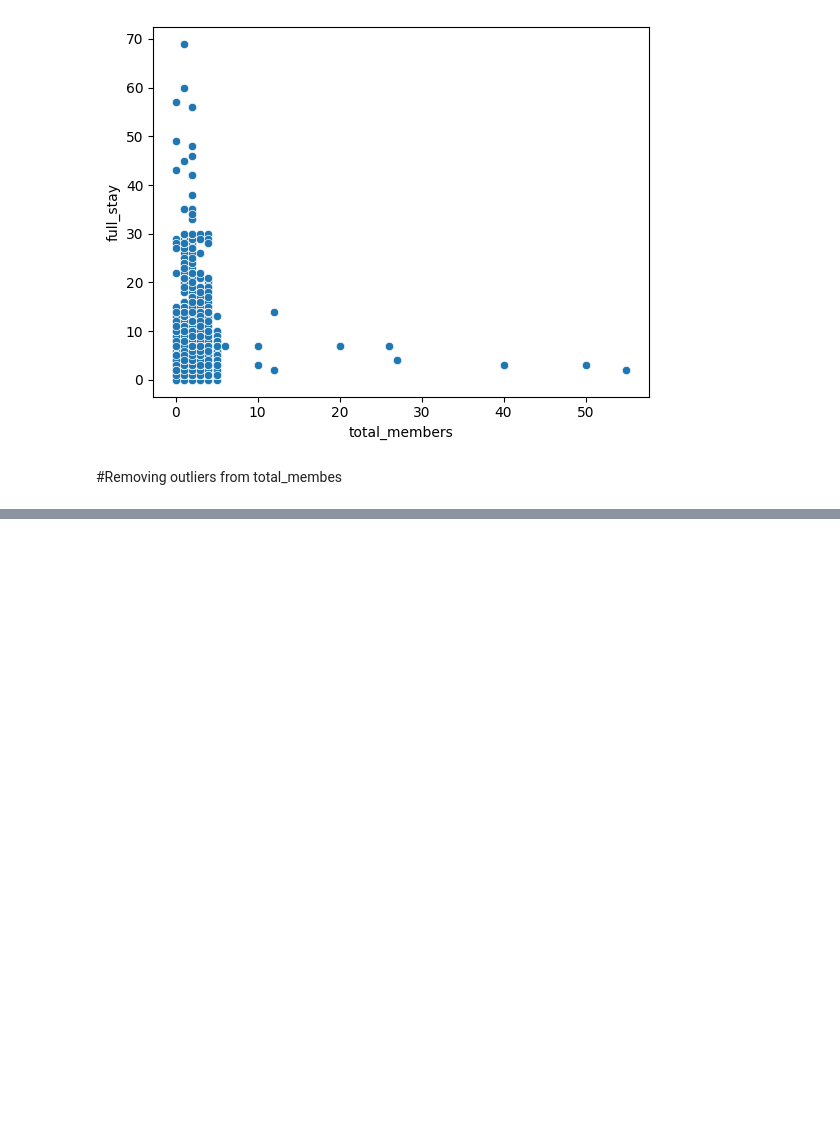
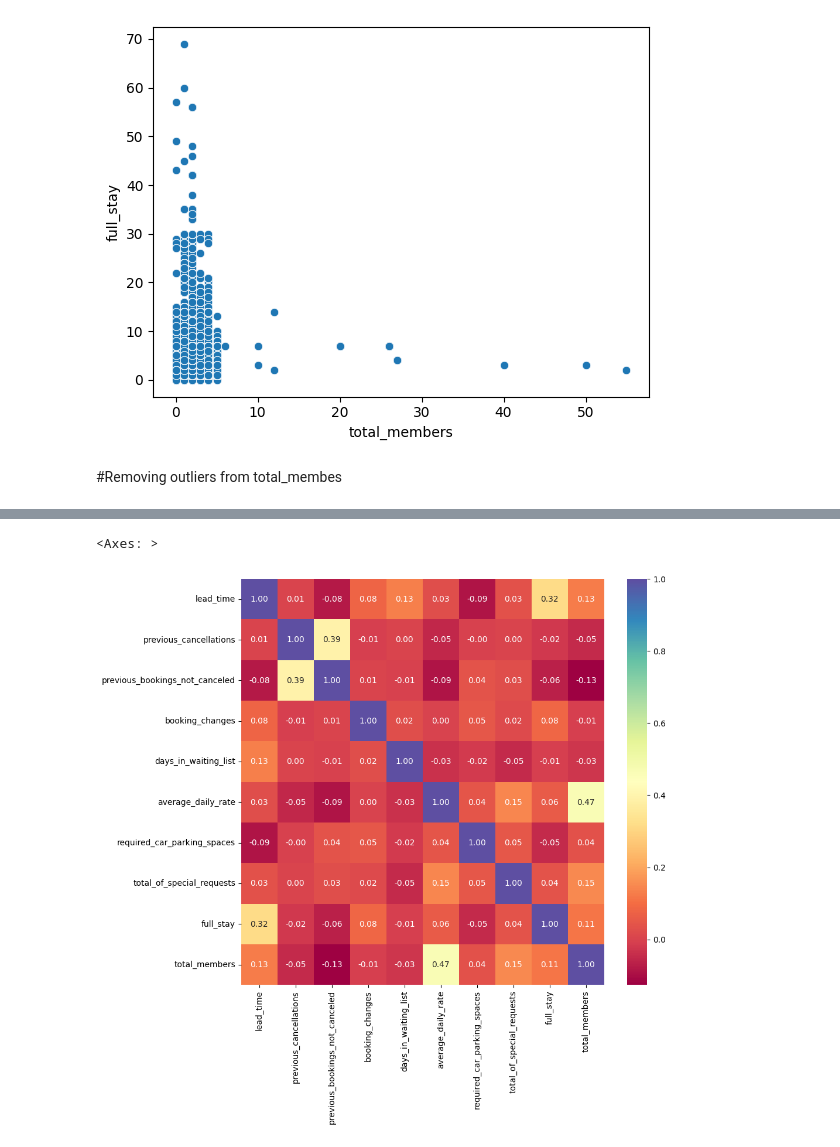
Before and after one commit to vishant750/hotelbookinganalysis, a Jupyter notebook: EDA_Hotel_Analysis.ipynb, the cells around one changed output, grey strips where cells are left out. Drawn from its saved outputs; the diff is of its cells as text; code cells hidden in the pictures; blank space fills up the shorter version.

```diff
--- a/EDA_Hotel_Analysis.ipynb
+++ b/EDA_Hotel_Analysis.ipynb
@@ -264,0 +267,2 @@ memory usage: 24.7+ MB
+# %%
+corr_df=hotel_df[['lead_time','previous_cancellations','previous_bookings_not_canceled','booking_changes','days_in_waiting_list','average_daily_rate','required_car_parking_spaces','total_of_special_requests','full_stay','total_members']]
@@ -264,0 +283,6 @@ memory usage: 24.7+ MB
+# %%
+plt.figure(figsize=(10,9))
+sns.heatmap(corr_df.corr(),annot=True,cmap="Spectral",fmt='0.2f')
+# %% [output]
+<Axes: >
+[figure, added]
```
Also changed, not shown: parts of 9 cells of this notebook.
